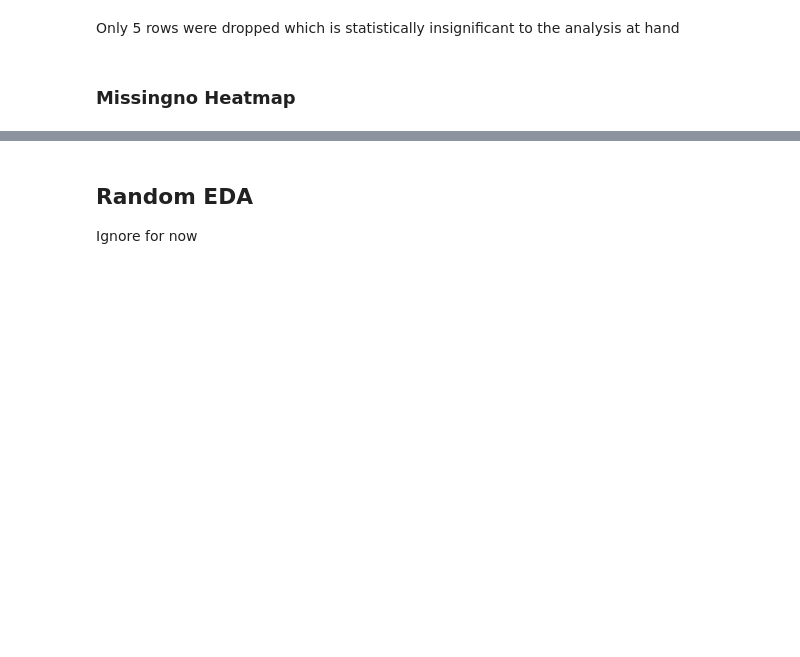
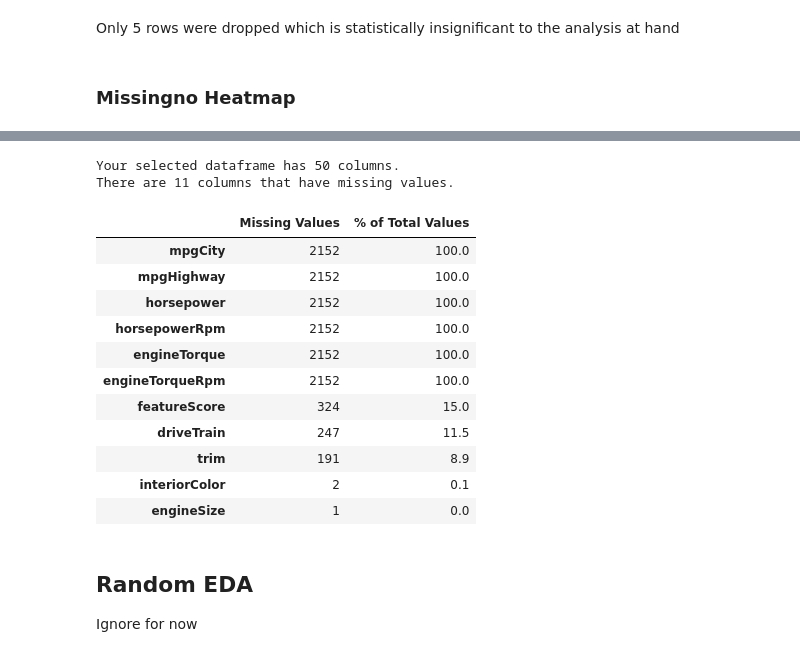
Before and after one commit to demyasa/Predictive-Analysis-of-Car-Trade-In-Values, a Jupyter notebook: EDA.ipynb, the cells around one changed output, grey strips where cells are left out. Cells and saved outputs as stored; diff of their text form; code cells hidden in the pictures; blank space fills up the shorter version.

```diff
--- a/EDA.ipynb
+++ b/EDA.ipynb
@@ -411,3 +423,22 @@ msno.heatmap(df_unique)
+# %%
+# Apply missing values table method on electricDf
+missing_vals_electric = missing_values_table(electricDf)
+missing_vals_electric
+# %% [output]
+Your selected dataframe has 50 columns.
+There are 11 columns that have missing values.
+|  | Missing Values | % of Total Values |
+| mpgCity | 2152 | 100.0 |
+| mpgHighway | 2152 | 100.0 |
+| horsepower | 2152 | 100.0 |
+| horsepowerRpm | 2152 | 100.0 |
+| engineTorque | 2152 | 100.0 |
+| engineTorqueRpm | 2152 | 100.0 |
+| featureScore | 324 | 15.0 |
+| driveTrain | 247 | 11.5 |
+| trim | 191 | 8.9 |
+| interiorColor | 2 | 0.1 |
+| engineSize | 1 | 0.0 |
 # %% [markdown]
 ## Random EDA
 
```
Also changed, not shown: parts of 14 cells of this notebook.
